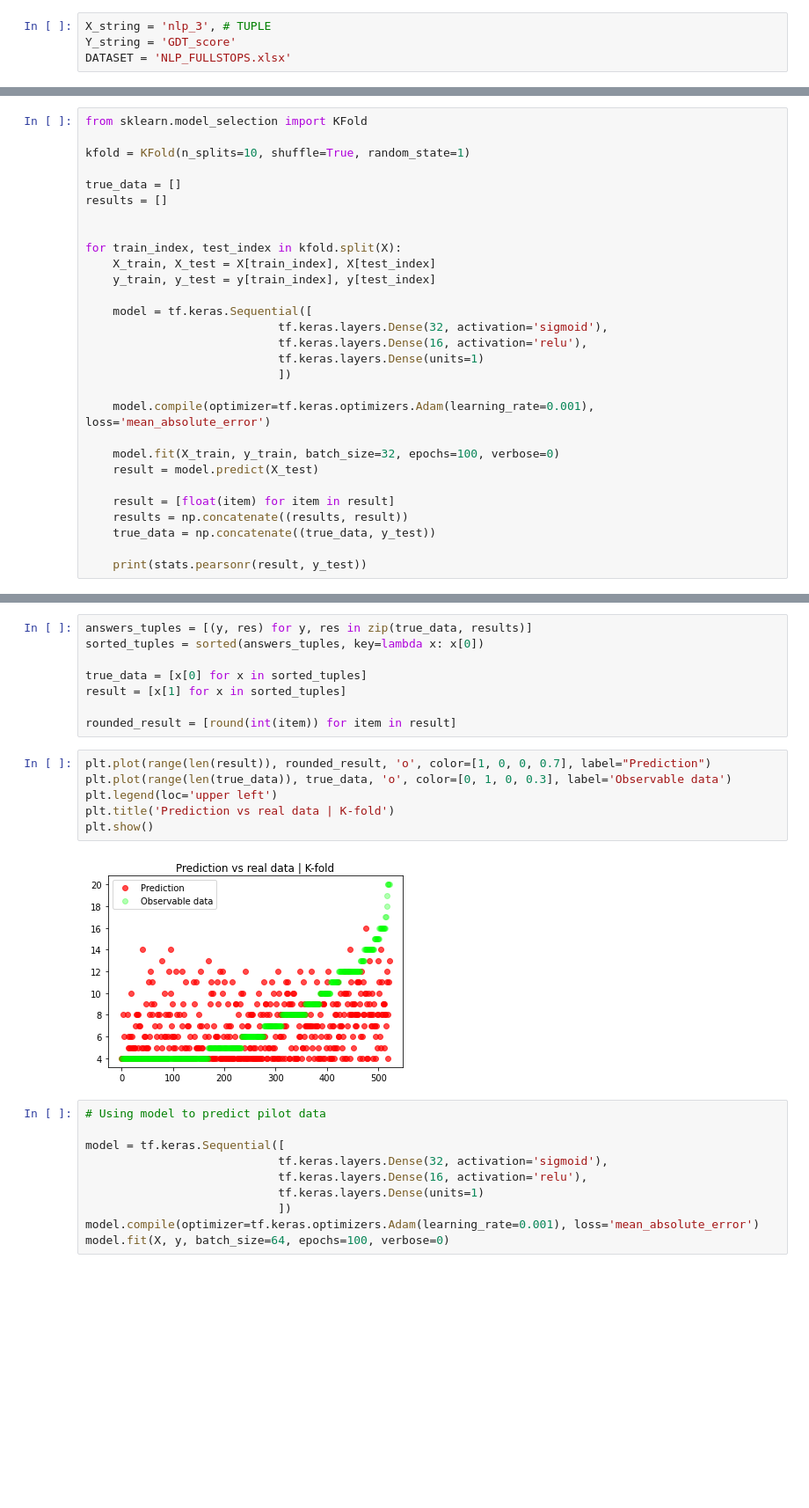
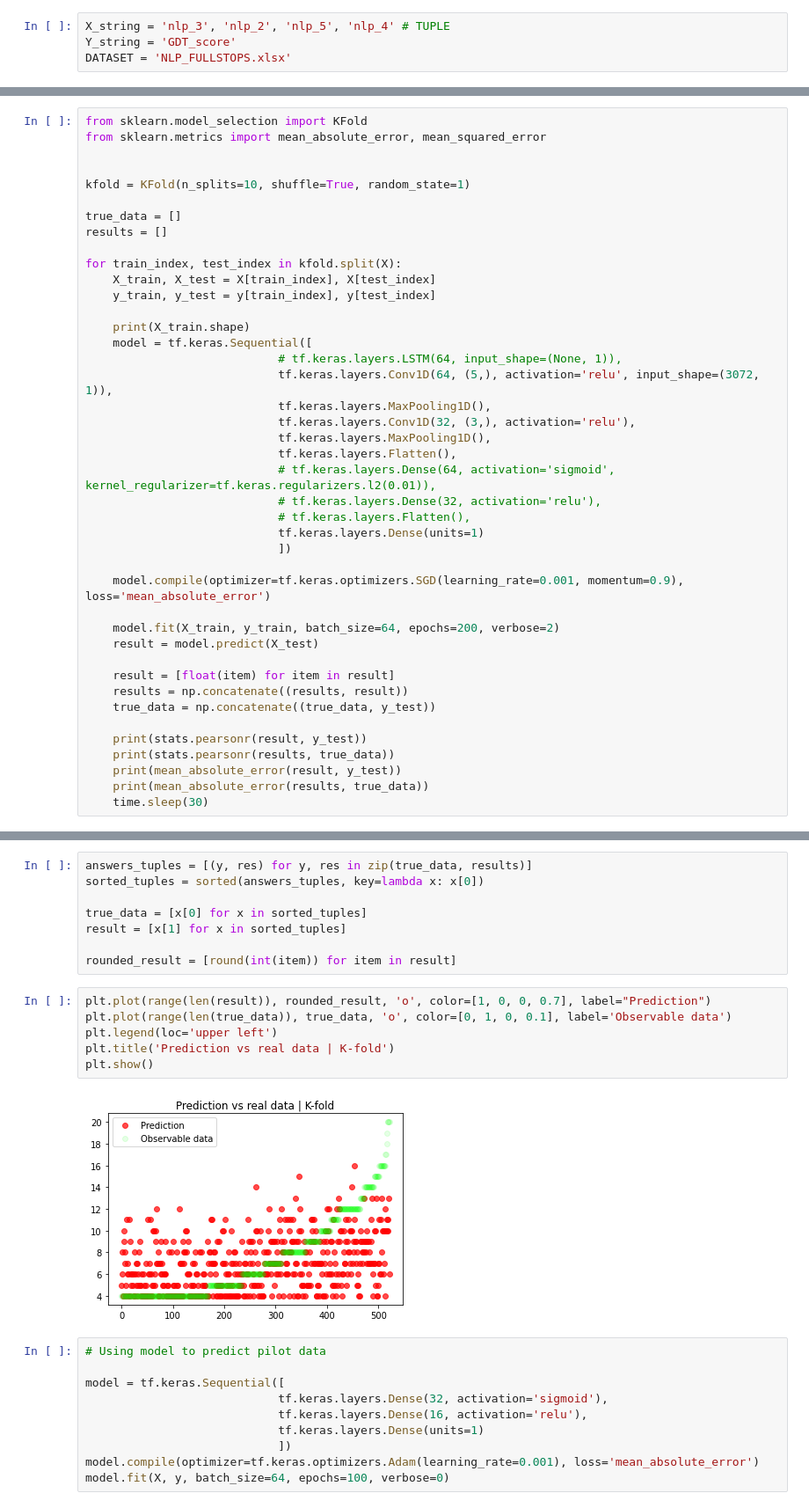
Before and after one commit to agatumm420/NLP_GamingAdd, a Jupyter notebook: keras_regression.ipynb, the cells around one changed output, grey strips where cells are left out. Shown at 88% size. Saved outputs shown, nothing was run; the diff lists cells and outputs as text; blank space fills up the shorter version.

Commit message:
Playing around with keras, tryed SVC

```diff
--- a/keras_regression.ipynb
+++ b/keras_regression.ipynb
@@ -16,7 +16,7 @@ Some weights of the model checkpoint at allegro/herbert-base-cased were not used
 - This IS expected if you are initializing BertModel from the checkpoint of a model trained on another task or with another architecture (e.g. initializing a BertForSequenceClassification model from a ...
 - This IS NOT expected if you are initializing BertModel from the checkpoint of a model that you expect to be exactly identical (initializing a BertForSequenceClassification model from a BertForSequen ...
 # %%
-X_string = 'nlp_3', # TUPLE
+X_string = 'nlp_3', 'nlp_2', 'nlp_5', 'nlp_4' # TUPLE
 Y_string = 'GDT_score'
 DATASET = 'NLP_FULLSTOPS.xlsx'
 # %%
@@ -64,25 +66,34 @@ nlp_3 added to list
 # %%
 from sklearn.model_selection import KFold
+from sklearn.metrics import mean_absolute_error, mean_squared_error
+
 
 kfold = KFold(n_splits=10, shuffle=True, random_state=1)
 
 true_data = []
 results = []
 
-
 for train_index, test_index in kfold.split(X):
     X_train, X_test = X[train_index], X[test_index]
     y_train, y_test = y[train_index], y[test_index]
 
+    print(X_train.shape)
     model = tf.keras.Sequential([
-                            tf.keras.layers.Dense(32, activation='sigmoid'),
-                            tf.keras.layers.Dense(16, activation='relu'),
+                            # tf.keras.layers.LSTM(64, input_shape=(None, 1)),
+                            tf.keras.layers.Conv1D(64, (5,), activation='relu', input_shape=(3072, 1)),
+                            tf.keras.layers.MaxPooling1D(),
+                            tf.keras.layers.Conv1D(32, (3,), activation='relu'),
+                            tf.keras.layers.MaxPooling1D(),
+                            tf.keras.layers.Flatten(),
+                            # tf.keras.layers.Dense(64, activation='sigmoid', kernel_regularizer=tf.keras.regularizers.l2(0.01)),
+                            # tf.keras.layers.Dense(32, activation='relu'),
+                            # tf.keras.layers.Flatten(),
                             tf.keras.layers.Dense(units=1)
                             ])
 
-    model.compile(optimizer=tf.keras.optimizers.Adam(learning_rate=0.001), loss='mean_absolute_error')
+    model.compile(optimizer=tf.keras.optimizers.SGD(learning_rate=0.001, momentum=0.9), loss='mean_absolute_error')
 
-    model.fit(X_train, y_train, batch_size=32, epochs=100, verbose=0)
+    model.fit(X_train, y_train, batch_size=64, epochs=200, verbose=2)
     result = model.predict(X_test)
 
     result = [float(item) for item in result]
@@ -90,4 +101,8 @@ for train_index, test_index in kfold.split(X):
     true_data = np.concatenate((true_data, y_test))
 
     print(stats.pearsonr(result, y_test))
+    print(stats.pearsonr(results, true_data))
+    print(mean_absolute_error(result, y_test))
+    print(mean_absolute_error(results, true_data))
+    time.sleep(30)
 # %% [output]
@@ -130,12 +155,12 @@ result = [x[1] for x in sorted_tuples]
 rounded_result = [round(int(item)) for item in result]
 # %%
 plt.plot(range(len(result)), rounded_result, 'o', color=[1, 0, 0, 0.7], label="Prediction")
-plt.plot(range(len(true_data)), true_data, 'o', color=[0, 1, 0, 0.3], label='Observable data')
+plt.plot(range(len(true_data)), true_data, 'o', color=[0, 1, 0, 0.1], label='Observable data')
 plt.legend(loc='upper left')
 plt.title('Prediction vs real data | K-fold')
 plt.show()
 # %% [output]
-[figure, old version]
+[figure, new version]
 # %%
 # Using model to predict pilot data
 
```
Also changed, not shown: parts of 9 cells of this notebook, 1 other file.
